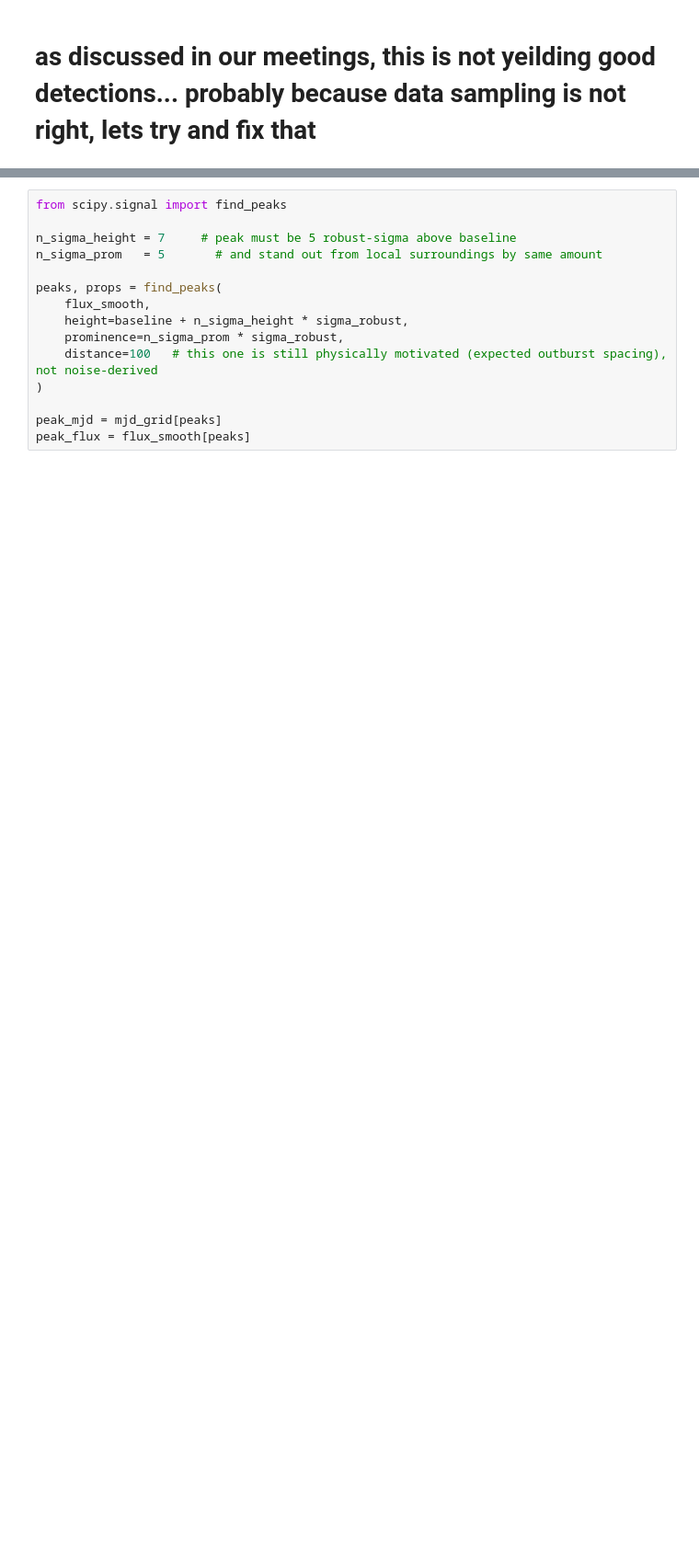
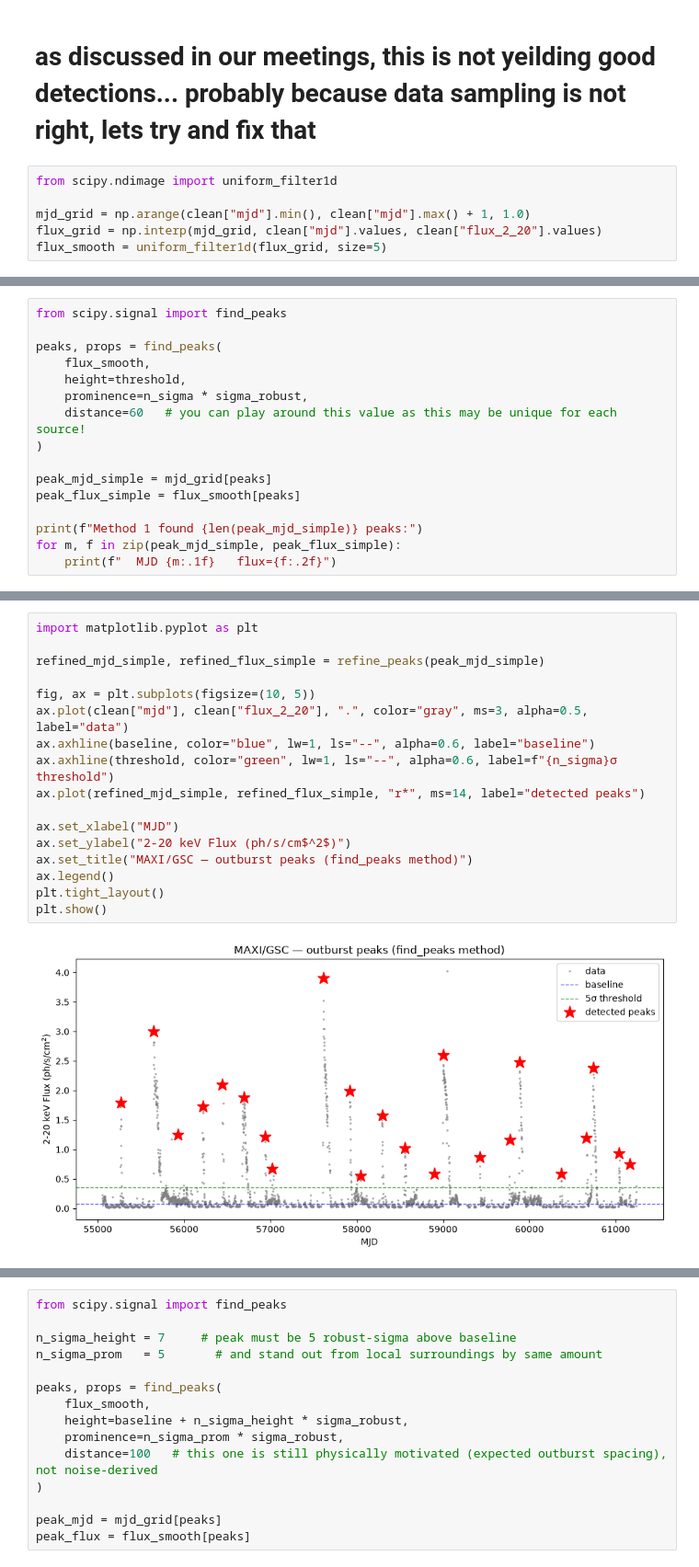
Before and after one commit to anirudhsalgundi/ksp2026, a Jupyter notebook: maxi_lc_peak_finding.ipynb, the cells around one changed output, grey strips where cells are left out. Shown at 92% size. Cells and saved outputs as stored; diff of their text form; blank space fills up the shorter version.

```diff
--- a/maxi_lc_peak_finding.ipynb
+++ b/maxi_lc_peak_finding.ipynb
@@ -100,2 +58,8 @@ plt.show()
 # %% [markdown]
 # as discussed in our meetings, this is not yeilding good detections... probably because data sampling is not right, lets try and fix that
+# %%
+from scipy.ndimage import uniform_filter1d
+
+mjd_grid = np.arange(clean["mjd"].min(), clean["mjd"].max() + 1, 1.0)
+flux_grid = np.interp(mjd_grid, clean["mjd"].values, clean["flux_2_20"].values)
+flux_smooth = uniform_filter1d(flux_grid, size=5)
@@ -101,0 +110,16 @@ plt.show()
+# %%
+from scipy.signal import find_peaks
+
+peaks, props = find_peaks(
+    flux_smooth,
+    height=threshold,
+    prominence=n_sigma * sigma_robust,
+    distance=60   # you can play around this value as this may be unique for each source!
+)
+
+peak_mjd_simple = mjd_grid[peaks]
+peak_flux_simple = flux_smooth[peaks]
+
+print(f"Method 1 found {len(peak_mjd_simple)} peaks:")
+for m, f in zip(peak_mjd_simple, peak_flux_simple):
+    print(f"  MJD {m:.1f}   flux={f:.2f}")
@@ -101,0 +144,19 @@ plt.show()
+# %%
+import matplotlib.pyplot as plt
+
+refined_mjd_simple, refined_flux_simple = refine_peaks(peak_mjd_simple)
+
+fig, ax = plt.subplots(figsize=(10, 5))
+ax.plot(clean["mjd"], clean["flux_2_20"], ".", color="gray", ms=3, alpha=0.5, label="data")
+ax.axhline(baseline, color="blue", lw=1, ls="--", alpha=0.6, label="baseline")
+ax.axhline(threshold, color="green", lw=1, ls="--", alpha=0.6, label=f"{n_sigma}σ threshold")
+ax.plot(refined_mjd_simple, refined_flux_simple, "r*", ms=14, label="detected peaks")
+
+ax.set_xlabel("MJD")
+ax.set_ylabel("2-20 keV Flux (ph/s/cm$^2$)")
+ax.set_title("MAXI/GSC — outburst peaks (find_peaks method)")
+ax.legend()
+plt.tight_layout()
+plt.show()
+# %% [output]
+[figure, added]
```
Also changed, not shown: parts of 30 cells of this notebook.
